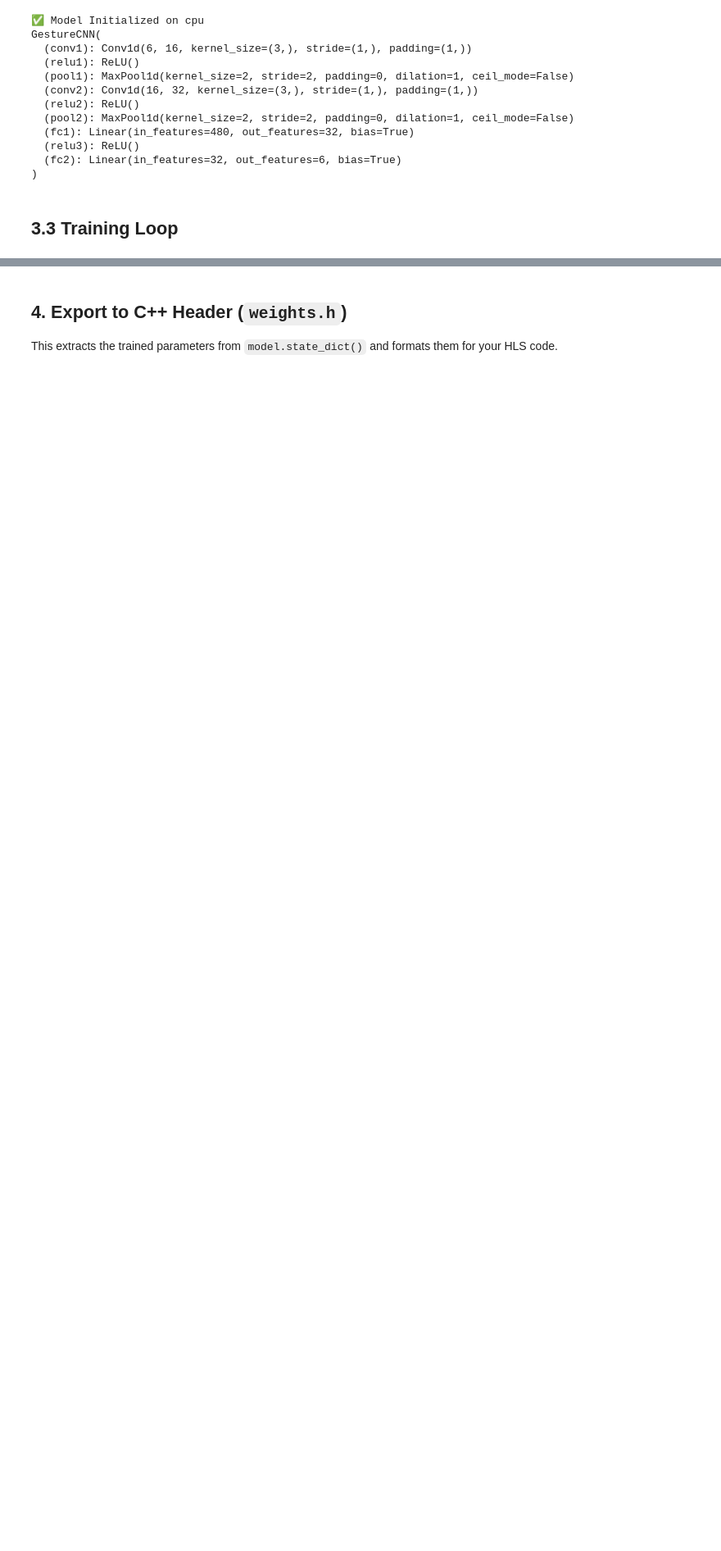
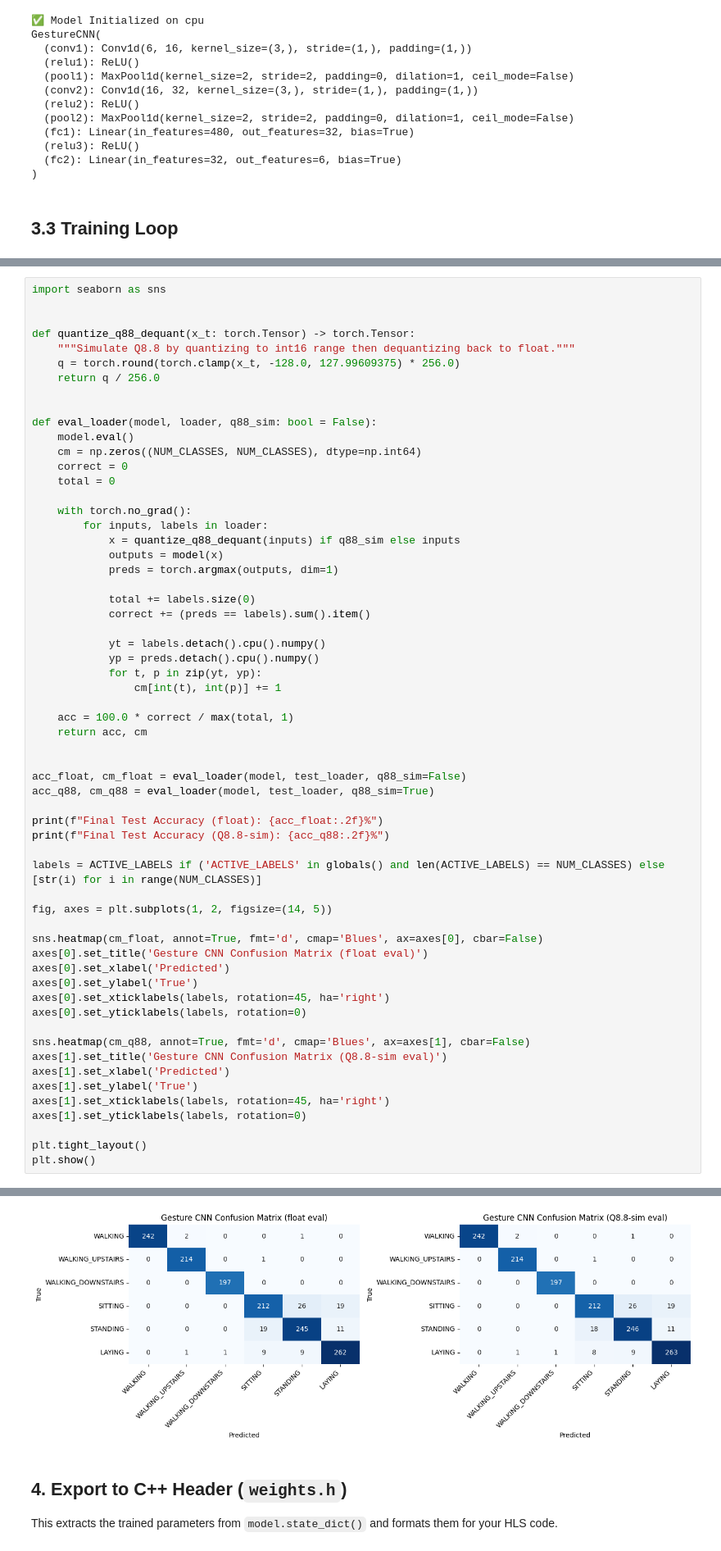
Before and after one commit to Luo-Z-Y/CG4002-AI, a Jupyter notebook: notebooks/train_gesture_cnn.ipynb, the cells around one changed output, grey strips where cells are left out. Shown at 82% size. Saved outputs shown, nothing was run; the diff lists cells and outputs as text; blank space fills up the shorter version.

Commit message:
standardise voice and gesture training pipelines

```diff
--- a/notebooks/train_gesture_cnn.ipynb
+++ b/notebooks/train_gesture_cnn.ipynb
@@ -747,0 +778,61 @@ print(cm_q88)
+# %%
+import seaborn as sns
+
+
+def quantize_q88_dequant(x_t: torch.Tensor) -> torch.Tensor:
+    """Simulate Q8.8 by quantizing to int16 range then dequantizing back to float."""
+    q = torch.round(torch.clamp(x_t, -128.0, 127.99609375) * 256.0)
+    return q / 256.0
+
+
+def eval_loader(model, loader, q88_sim: bool = False):
+    model.eval()
+    cm = np.zeros((NUM_CLASSES, NUM_CLASSES), dtype=np.int64)
+    correct = 0
+    total = 0
+
+    with torch.no_grad():
+        for inputs, labels in loader:
+            x = quantize_q88_dequant(inputs) if q88_sim else inputs
+            outputs = model(x)
+            preds = torch.argmax(outputs, dim=1)
+
+            total += labels.size(0)
+            correct += (preds == labels).sum().item()
+
+            yt = labels.detach().cpu().numpy()
+            yp = preds.detach().cpu().numpy()
+            for t, p in zip(yt, yp):
+                cm[int(t), int(p)] += 1
+
+    acc = 100.0 * correct / max(total, 1)
+    return acc, cm
+
+
+acc_float, cm_float = eval_loader(model, test_loader, q88_sim=False)
+acc_q88, cm_q88 = eval_loader(model, test_loader, q88_sim=True)
+
+print(f"Final Test Accuracy (float): {acc_float:.2f}%")
+print(f"Final Test Accuracy (Q8.8-sim): {acc_q88:.2f}%")
+
+labels = ACTIVE_LABELS if ('ACTIVE_LABELS' in globals() and len(ACTIVE_LABELS) == NUM_CLASSES) else [str(i) for i in range(NUM_CLASSES)]
+
+fig, axes = plt.subplots(1, 2, figsize=(14, 5))
+
+sns.heatmap(cm_float, annot=True, fmt='d', cmap='Blues', ax=axes[0], cbar=False)
+axes[0].set_title('Gesture CNN Confusion Matrix (float eval)')
+axes[0].set_xlabel('Predicted')
+axes[0].set_ylabel('True')
+axes[0].set_xticklabels(labels, rotation=45, ha='right')
+axes[0].set_yticklabels(labels, rotation=0)
+
+sns.heatmap(cm_q88, annot=True, fmt='d', cmap='Blues', ax=axes[1], cbar=False)
+axes[1].set_title('Gesture CNN Confusion Matrix (Q8.8-sim eval)')
+axes[1].set_xlabel('Predicted')
+axes[1].set_ylabel('True')
+axes[1].set_xticklabels(labels, rotation=45, ha='right')
+axes[1].set_yticklabels(labels, rotation=0)
+
+plt.tight_layout()
+plt.show()
+# %% [output]
@@ -748,3 +841,4 @@ print(cm_q88)
+[figure, added]
 # %% [markdown]
 ## 4. Export to C++ Header (`weights.h`)
 This extracts the trained parameters from `model.state_dict()` and formats them for your HLS code.
```
Also changed, not shown: parts of 13 cells of this notebook, 3 other files.
